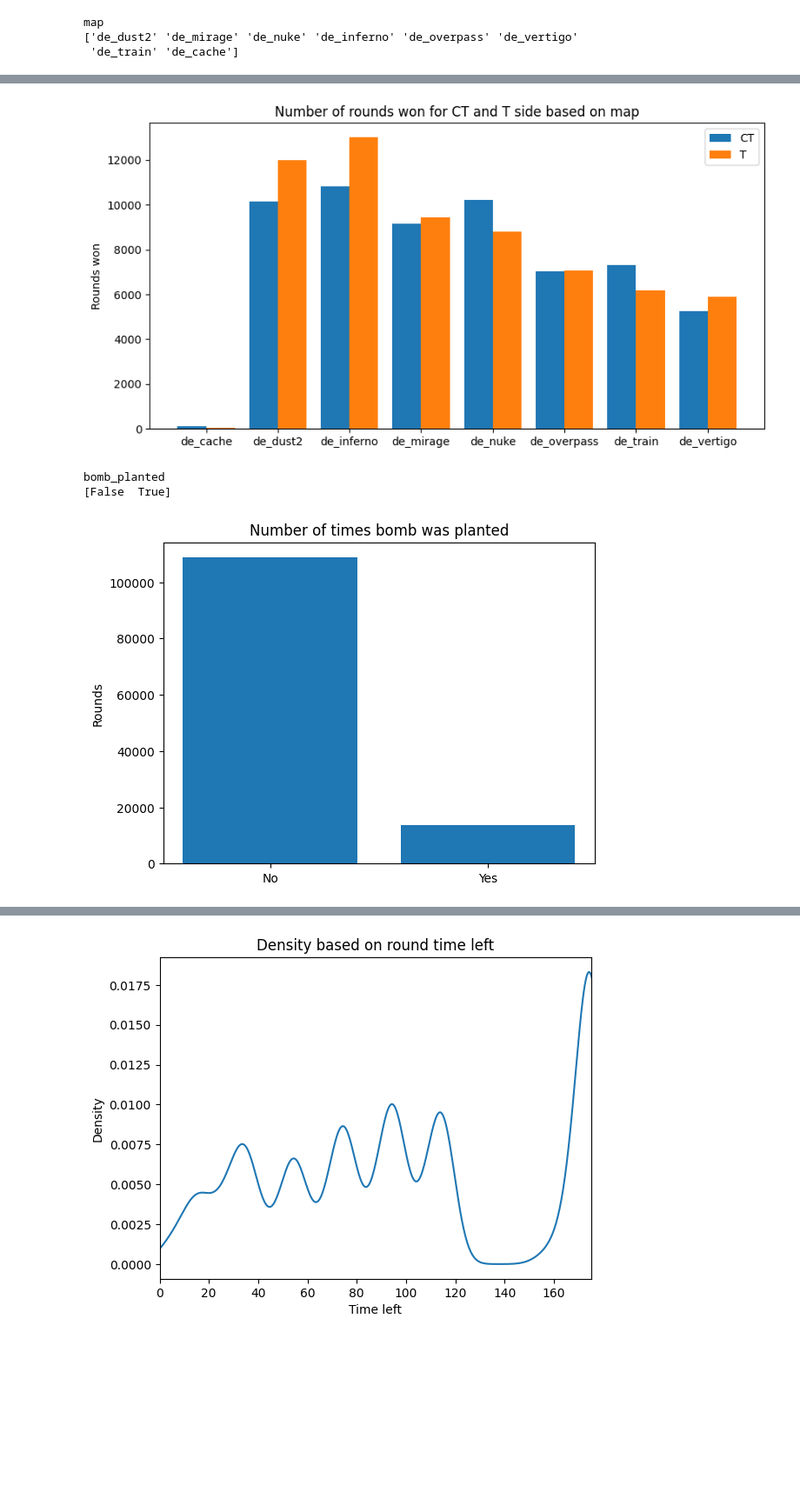
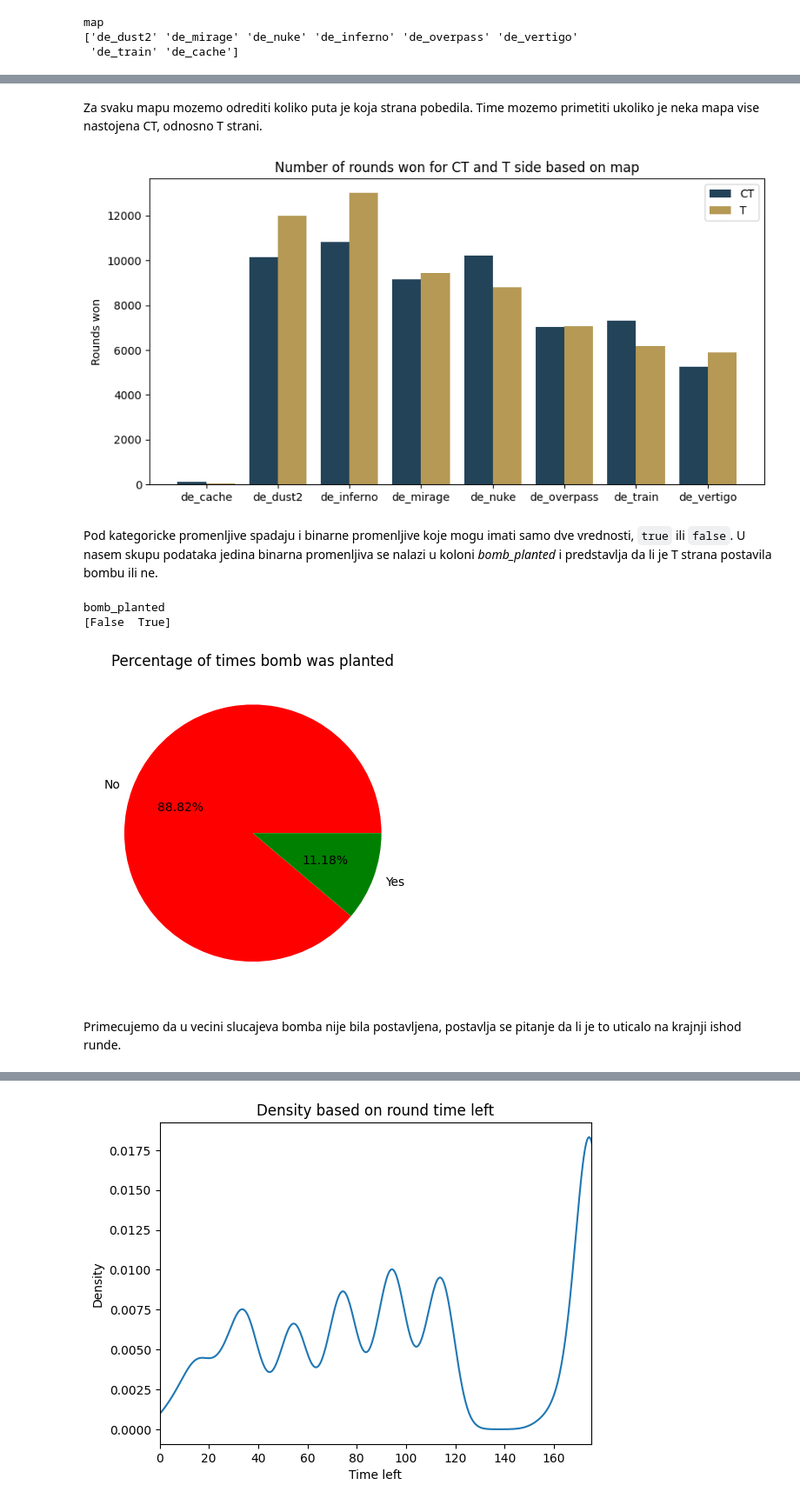
Before and after one commit to MATF-istrazivanje-podataka-1/2023_Data_Mining_Go_winner_Dataset, a Jupyter notebook: data_analysis.ipynb, the cells around one changed output, grey strips where cells are left out. Shown at 87% size. Cells and saved outputs as stored; diff of their text form; code cells hidden in the pictures; blank space fills up the shorter version.

```diff
--- a/data_analysis.ipynb
+++ b/data_analysis.ipynb
@@ -121,3 +149,5 @@ plt.show()
+# %% [markdown]
+Za svaku mapu mozemo odrediti koliko puta je koja strana pobedila. Time mozemo primetiti ukoliko je neka mapa vise nastojena CT, odnosno T strani.
 # %%
 map_side_wins = data.groupby(['map', 'round_winner']).size().unstack()
 
@@ -128,8 +158,8 @@ bar_width = 0.4
 i = np.arange(len(maps))
 plt.figure(figsize=(10,5))
 
-plt.bar(i, ct_wins, width=bar_width, label='CT')
-plt.bar(i + bar_width, t_wins, width=bar_width, label='T')
+plt.bar(i, ct_wins, width=bar_width, label='CT', color=side_colors[0])
+plt.bar(i + bar_width, t_wins, width=bar_width, label='T', color=side_colors[1])
 
 plt.ylabel('Rounds won')
 plt.title('Number of rounds won for CT and T side based on map')
@@ -137,4 +167,4 @@ plt.xticks(i + bar_width / 2, maps)
 plt.legend()
 plt.show()
 # %% [output]
-[figure, old version]
+[figure, new version]
@@ -151,3 +171,5 @@ plt.show()
+# %% [markdown]
+Pod kategoricke promenljive spadaju i binarne promenljive koje mogu imati samo dve vrednosti, `true` ili `false`. U nasem skupu podataka jedina binarna promenljiva se nalazi u koloni *bomb_planted* i predstavlja da li je T strana postavila bombu ili ne.
 # %%
 boolean_columns = data.select_dtypes(include=['boolean']).columns
 
@@ -160,12 +182,14 @@ bomb_planted
 # %%
 times_planted = data.groupby(['bomb_planted']).size()
 
-plt.bar(['No', 'Yes'], times_planted)
-plt.title('Number of times bomb was planted')
-plt.ylabel('Rounds')
+# plt.bar(['No', 'Yes'], times_planted, color=['red', 'green'])
+plt.pie(times_planted, labels=['No', 'Yes'], colors=['red', 'green'], autopct='%.2f%%')
+plt.title('Percentage of times bomb was planted')
 plt.show()
 # %% [output]
-[figure, old version]
+[figure, new version]
+# %% [markdown]
+Primecujemo da u vecini slucajeva bomba nije bila postavljena, postavlja se pitanje da li je to uticalo na krajnji ishod runde.
 # %%
 bomb_planted_wins = data.groupby(['bomb_planted', 'round_winner']).size().unstack()
 
```
Also changed, not shown: parts of 23 cells of this notebook.
